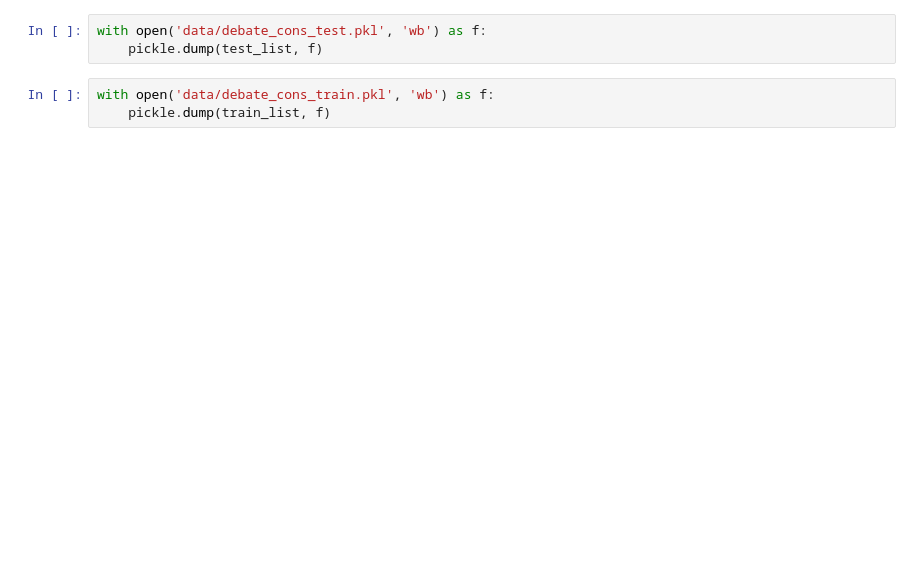
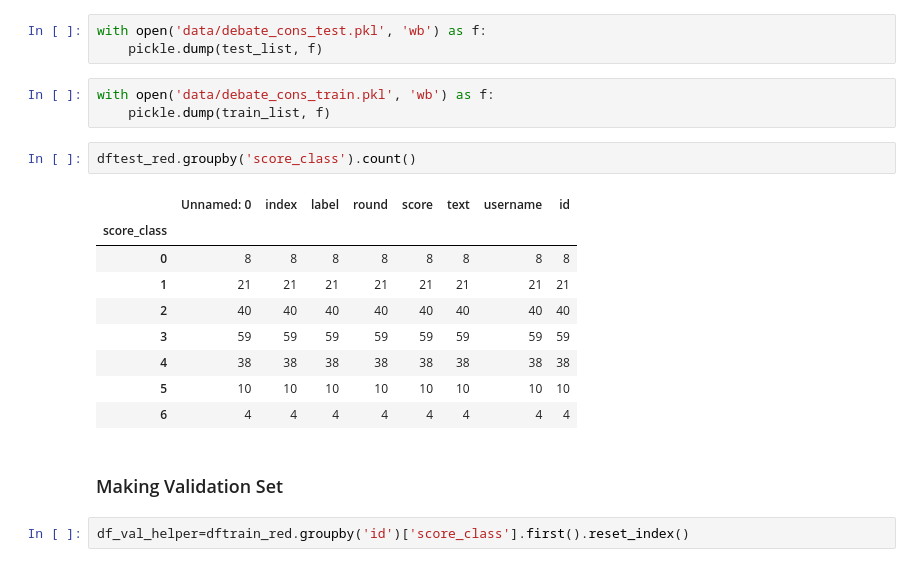
Before and after one commit to gnaven/ArgumentBERT, a Jupyter notebook: Transcripts_Scores.ipynb, the cells around one changed output. Cells and saved outputs as stored; diff of their text form; blank space fills up the shorter version.

Commit message:
added unique validation set

```diff
--- a/Transcripts_Scores.ipynb
+++ b/Transcripts_Scores.ipynb
@@ -283,3 +283,19 @@ with open('data/debate_cons_test.pkl', 'wb') as f:
 # %%
 with open('data/debate_cons_train.pkl', 'wb') as f:
     pickle.dump(train_list, f)
+# %%
+dftest_red.groupby('score_class').count()
+# %% [output]
+|  | Unnamed: 0 | index | label | round | score | text | username | id |
+| score_class |  |  |  |  |  |  |  |  |
+| 0 | 8 | 8 | 8 | 8 | 8 | 8 | 8 | 8 |
+| 1 | 21 | 21 | 21 | 21 | 21 | 21 | 21 | 21 |
+| 2 | 40 | 40 | 40 | 40 | 40 | 40 | 40 | 40 |
+| 3 | 59 | 59 | 59 | 59 | 59 | 59 | 59 | 59 |
+| 4 | 38 | 38 | 38 | 38 | 38 | 38 | 38 | 38 |
+| 5 | 10 | 10 | 10 | 10 | 10 | 10 | 10 | 10 |
+| 6 | 4 | 4 | 4 | 4 | 4 | 4 | 4 | 4 |
+# %% [markdown]
+### Making Validation Set
+# %%
+df_val_helper=dftrain_red.groupby('id')['score_class'].first().reset_index()
```
Also changed, not shown: parts of 7 cells of this notebook, 3 other files.
